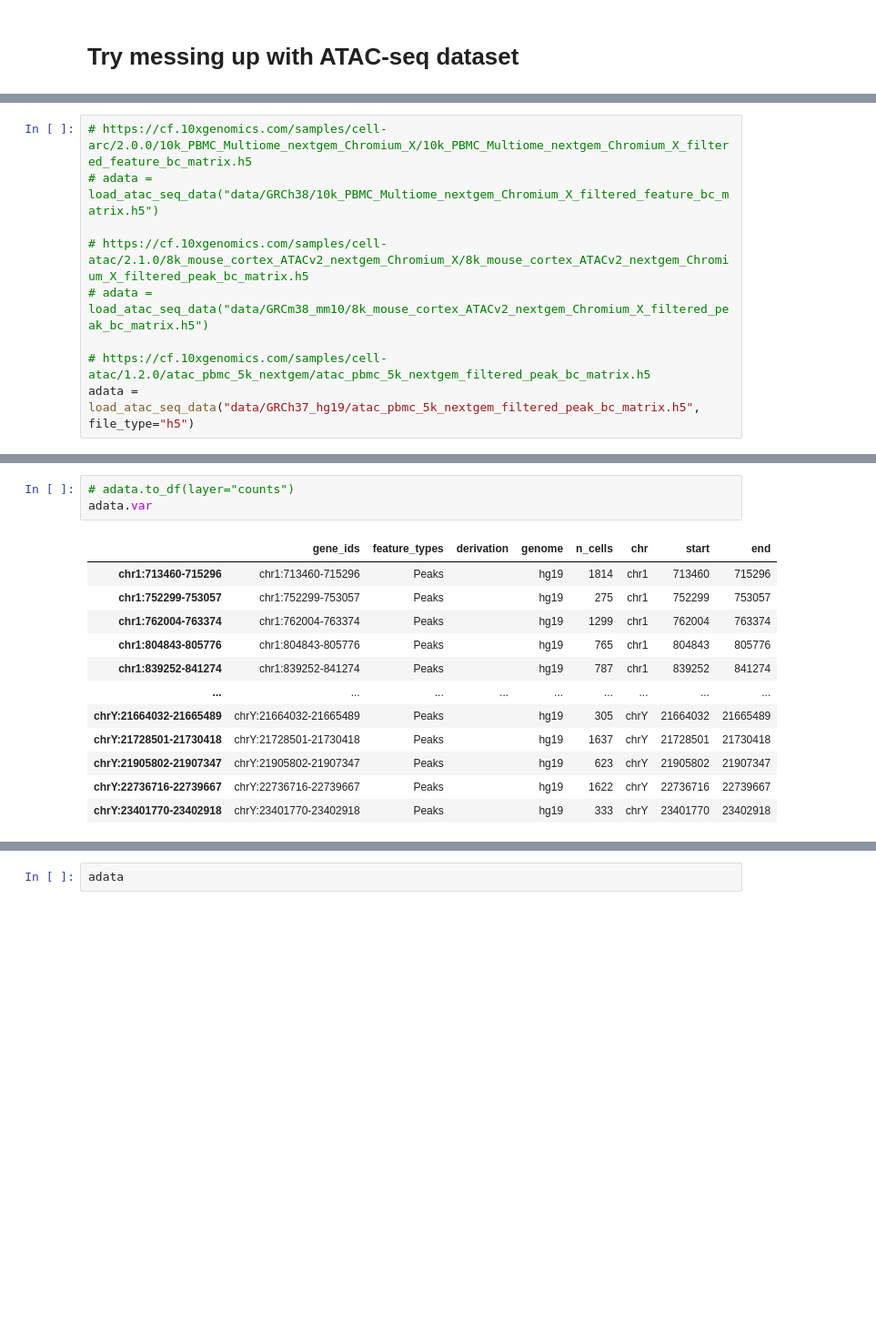
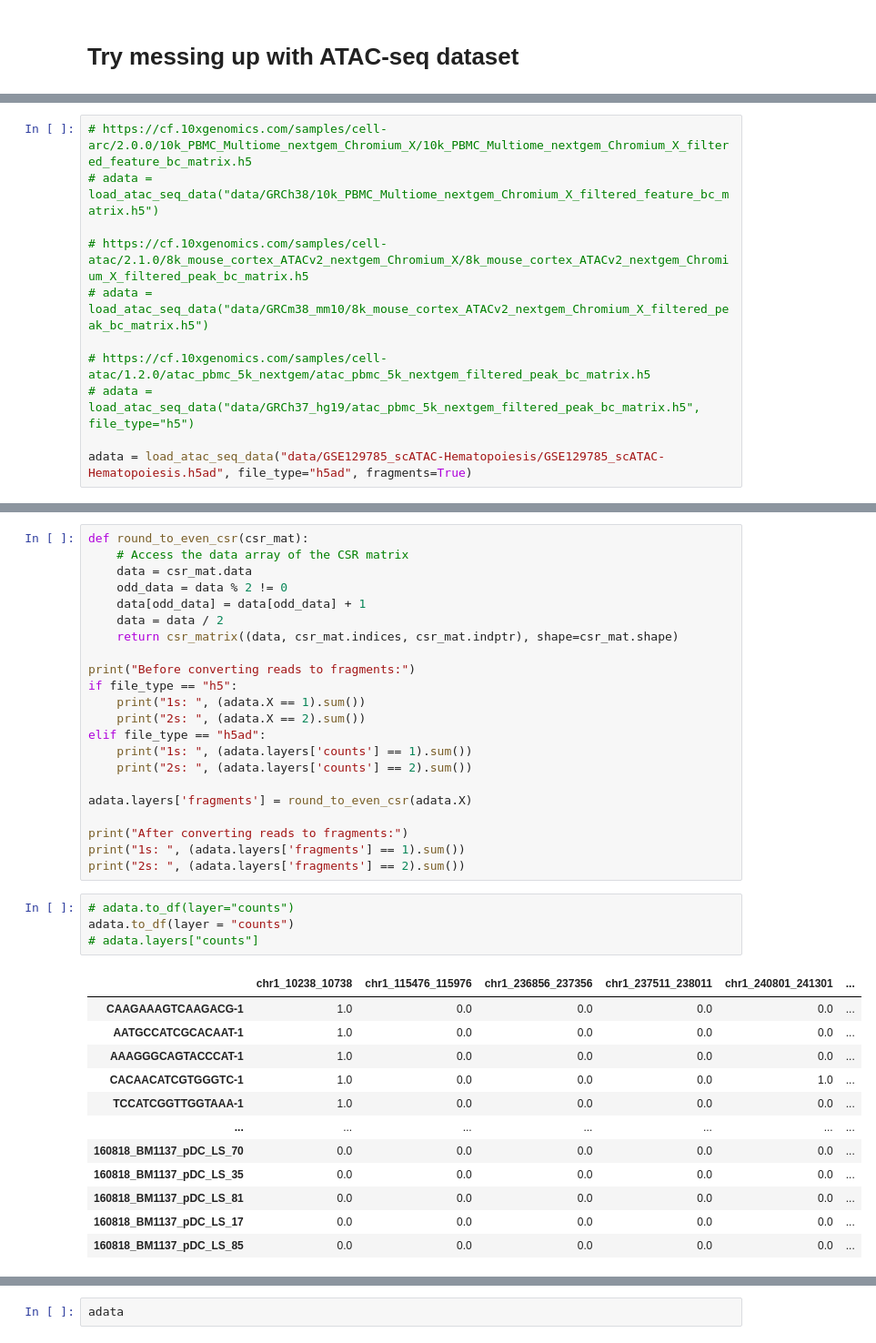
Before and after one commit to dkim0518/atacNT, a Jupyter notebook: dkim/dkim_dataloaders.ipynb, the cells around one changed output, grey strips where cells are left out. Shown at 91% size. Cells and saved outputs as stored; diff of their text form; blank space fills up the shorter version.

```diff
--- a/dkim/dkim_dataloaders.ipynb
+++ b/dkim/dkim_dataloaders.ipynb
@@ -119,5 +120,7 @@ from dkim.dataloader import load_atac_seq_data
 # adata = load_atac_seq_data("data/GRCm38_mm10/8k_mouse_cortex_ATACv2_nextgem_Chromium_X_filtered_peak_bc_matrix.h5")
 
 # https://cf.10xgenomics.com/samples/cell-atac/1.2.0/atac_pbmc_5k_nextgem/atac_pbmc_5k_nextgem_filtered_peak_bc_matrix.h5
-adata = load_atac_seq_data("data/GRCh37_hg19/atac_pbmc_5k_nextgem_filtered_peak_bc_matrix.h5", file_type="h5")
+# adata = load_atac_seq_data("data/GRCh37_hg19/atac_pbmc_5k_nextgem_filtered_peak_bc_matrix.h5", file_type="h5")
+
+adata = load_atac_seq_data("data/GSE129785_scATAC-Hematopoiesis/GSE129785_scATAC-Hematopoiesis.h5ad", file_type="h5ad", fragments=True)
 # %% [output]
@@ -132,16 +137,39 @@ After converting reads to fragments:
+# %%
+def round_to_even_csr(csr_mat):
+    # Access the data array of the CSR matrix
+    data = csr_mat.data
+    odd_data = data % 2 != 0
+    data[odd_data] = data[odd_data] + 1
+    data = data / 2
+    return csr_matrix((data, csr_mat.indices, csr_mat.indptr), shape=csr_mat.shape)
+
+print("Before converting reads to fragments:")
+if file_type == "h5":
+    print("1s: ", (adata.X == 1).sum())
+    print("2s: ", (adata.X == 2).sum())
+elif file_type == "h5ad":
+    print("1s: ", (adata.layers['counts'] == 1).sum())
+    print("2s: ", (adata.layers['counts'] == 2).sum())
+
+adata.layers['fragments'] = round_to_even_csr(adata.X)
+
+print("After converting reads to fragments:")
+print("1s: ", (adata.layers['fragments'] == 1).sum())
+print("2s: ", (adata.layers['fragments'] == 2).sum())
 # %%
 # adata.to_df(layer="counts")
-adata.var
+adata.to_df(layer = "counts")
+# adata.layers["counts"]
 # %% [output]
-|  | gene_ids | feature_types | derivation | genome | n_cells | chr | start | end |
-| chr1:713460-715296 | chr1:713460-715296 | Peaks |  | hg19 | 1814 | chr1 | 713460 | 715296 |
-| chr1:752299-753057 | chr1:752299-753057 | Peaks |  | hg19 | 275 | chr1 | 752299 | 753057 |
-| chr1:762004-763374 | chr1:762004-763374 | Peaks |  | hg19 | 1299 | chr1 | 762004 | 763374 |
-| chr1:804843-805776 | chr1:804843-805776 | Peaks |  | hg19 | 765 | chr1 | 804843 | 805776 |
-| chr1:839252-841274 | chr1:839252-841274 | Peaks |  | hg19 | 787 | chr1 | 839252 | 841274 |
-| ... | ... | ... | ... | ... | ... | ... | ... | ... |
-| chrY:21664032-21665489 | chrY:21664032-21665489 | Peaks |  | hg19 | 305 | chrY | 21664032 | 21665489 |
-| chrY:21728501-21730418 | chrY:21728501-21730418 | Peaks |  | hg19 | 1637 | chrY | 21728501 | 21730418 |
-| chrY:21905802-21907347 | chrY:21905802-21907347 | Peaks |  | hg19 | 623 | chrY | 21905802 | 21907347 |
-| chrY:22736716-22739667 | chrY:22736716-22739667 | Peaks |  | hg19 | 1622 | chrY | 22736716 | 22739667 |
-| chrY:23401770-23402918 | chrY:23401770-23402918 | Peaks |  | hg19 | 333 | chrY | 23401770 | 23402918 |
+|  | chr1_10238_10738 | chr1_115476_115976 | chr1_236856_237356 | chr1_237511_238011 | chr1_240801_241301 | ... |
+| CAAGAAAGTCAAGACG-1 | 1.0 | 0.0 | 0.0 | 0.0 | 0.0 | ... |
+| AATGCCATCGCACAAT-1 | 1.0 | 0.0 | 0.0 | 0.0 | 0.0 | ... |
+| AAAGGGCAGTACCCAT-1 | 1.0 | 0.0 | 0.0 | 0.0 | 0.0 | ... |
+| CACAACATCGTGGGTC-1 | 1.0 | 0.0 | 0.0 | 0.0 | 1.0 | ... |
+| TCCATCGGTTGGTAAA-1 | 1.0 | 0.0 | 0.0 | 0.0 | 0.0 | ... |
+| ... | ... | ... | ... | ... | ... | ... |
+| 160818_BM1137_pDC_LS_70 | 0.0 | 0.0 | 0.0 | 0.0 | 0.0 | ... |
+| 160818_BM1137_pDC_LS_35 | 0.0 | 0.0 | 0.0 | 0.0 | 0.0 | ... |
+| 160818_BM1137_pDC_LS_81 | 0.0 | 0.0 | 0.0 | 0.0 | 0.0 | ... |
+| 160818_BM1137_pDC_LS_17 | 0.0 | 0.0 | 0.0 | 0.0 | 0.0 | ... |
+| 160818_BM1137_pDC_LS_85 | 0.0 | 0.0 | 0.0 | 0.0 | 0.0 | ... |
```
Also changed, not shown: parts of 4 cells of this notebook, 1 other file.
